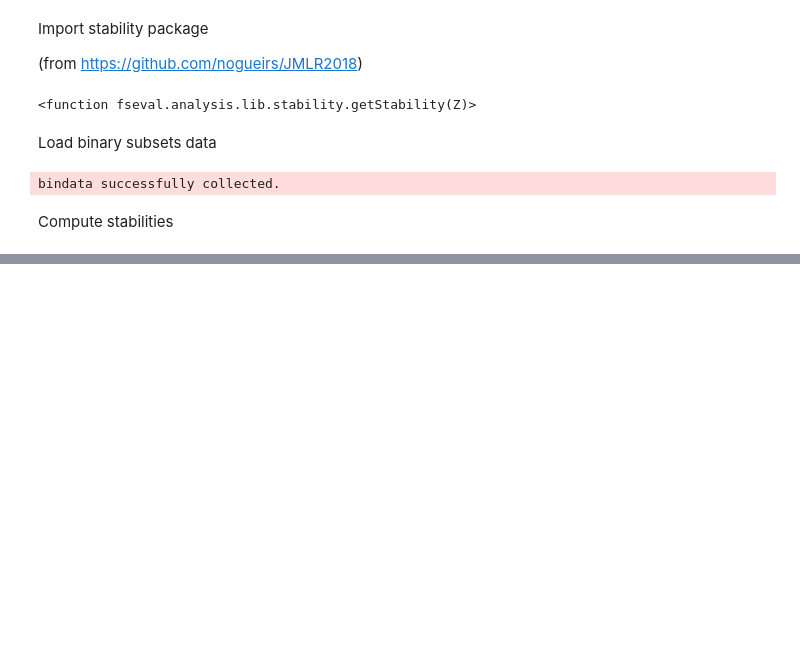
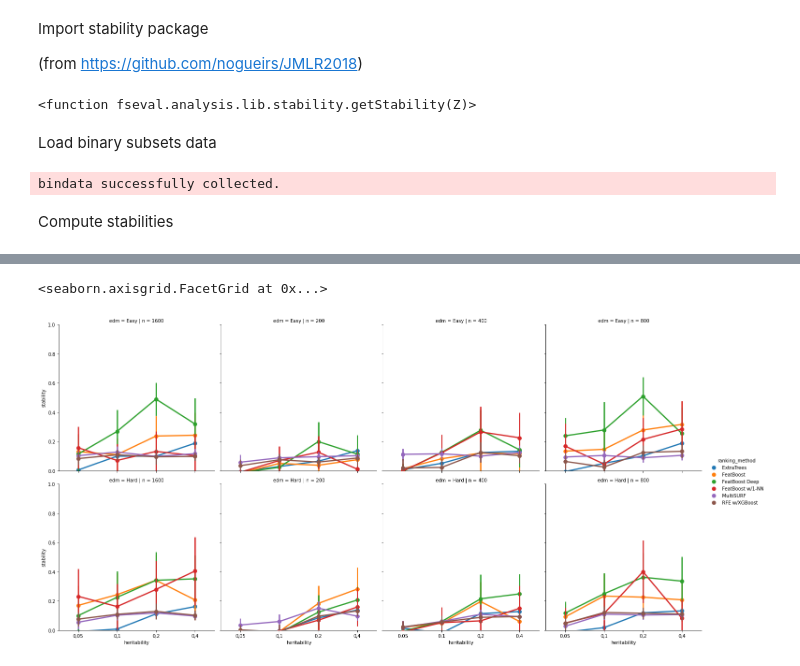
Before and after one commit to dunnkers/feature-selection, a Jupyter notebook: analysis/benchmark-20200524/stability-analysis.ipynb, the cells around one changed output, grey strips where cells are left out. Drawn from its saved outputs; the diff is of its cells as text; code cells hidden in the pictures; blank space fills up the shorter version.

```diff
--- a/analysis/benchmark-20200524/stability-analysis.ipynb
+++ b/analysis/benchmark-20200524/stability-analysis.ipynb
@@ -90,0 +174,7 @@ g = sns.heatmap(rectangular,\
+# %%
+dat = stabdata[stabdata['name'] == '2-way Epistasis']
+g = sns.catplot(data=dat, x='heritability', y='stability', col='n', hue='ranking_method', row='edm', kind='point')
+g.set(ylim=(0, 1))
+# %% [output]
+<seaborn.axisgrid.FacetGrid at 0x...>
+[figure, added]
```
Also changed, not shown: parts of 9 cells of this notebook, 3 other files.
